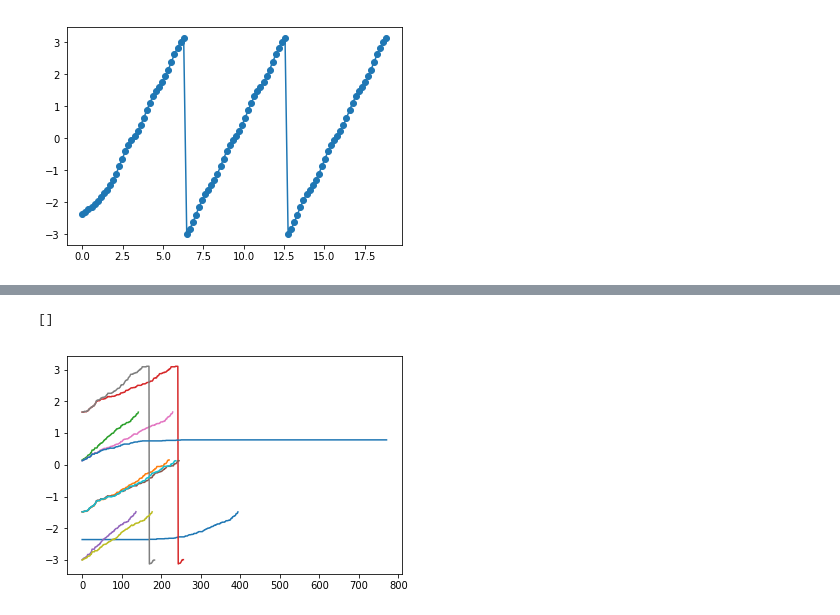
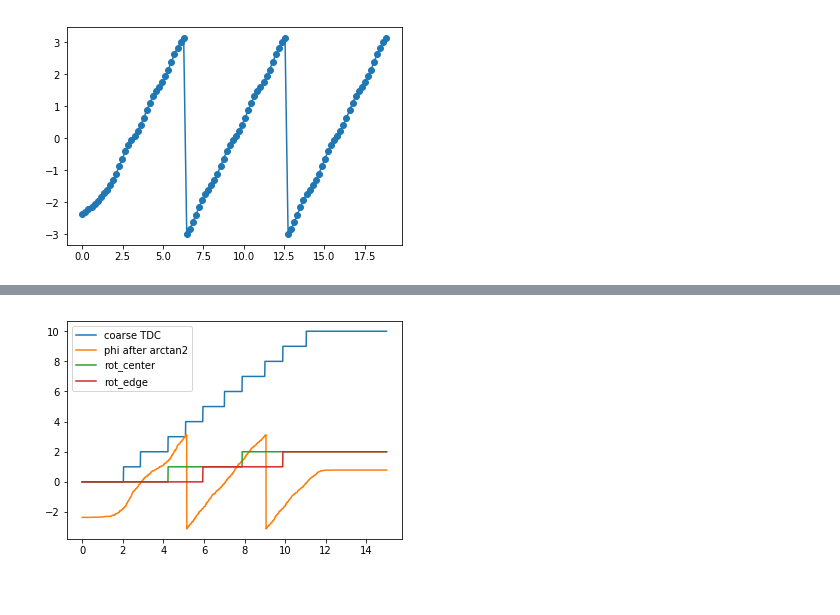
Before and after one commit to acidbourbon/lab_bench, a Jupyter notebook: workdir/jupyter/software_examples/sigproc_kit/gatemate_quadrature.ipynb, the cells around one changed output, grey strips where cells are left out. Cells and saved outputs as stored; diff of their text form; code cells hidden in the pictures.

```diff
--- a/workdir/jupyter/software_examples/sigproc_kit/gatemate_quadrature.ipynb
+++ b/workdir/jupyter/software_examples/sigproc_kit/gatemate_quadrature.ipynb
@@ -134,10 +142,72 @@ plt.plot(x,phi)
 # %%
+
+rot_center_lookup = np.array([])
+rot_center_cnt = 0
+
+rot_edge_lookup = np.array([])
+rot_edge_cnt = 0
+
+last_entries_center = 0
+last_entries_edge = 0
+
 for i in range(11):
     mask = (coarse == i)
     phiset=phi[mask]
-    plt.plot(phiset)
+    #plt.hist(phiset,bins=np.arange(-3.2,3.2,.1))
+    #plt.show()
 
-plt.plot()
+    center_mask = np.abs(phiset) < (np.pi/4.)
+    center_set = phiset[center_mask]
+    entries_center = len(center_set)
+
+    edge_mask = np.abs(phiset) > (np.pi*3./4.)
+    edge_set = phiset[edge_mask]
+    entries_edge = len(edge_set)
+
+    # population of center region cleared
+    if (last_entries_center > 0) and (entries_center == 0):
+        rot_center_cnt +=1
+
+    # population of edge region cleared
+    if (last_entries_edge > 0) and (entries_edge == 0):
+        rot_edge_cnt +=1
+
+    rot_center_lookup = np.append(rot_center_lookup,[rot_center_cnt])
+    rot_edge_lookup = np.append(rot_edge_lookup,[rot_edge_cnt])
+
+
+    last_entries_center = entries_center
+    last_entries_edge   = entries_edge
+
+
+#plt.plot(entries_center,label="entries center")
+#plt.plot(entries_edge,label="entries edge")
+#
+#plt.legend()
+#plt.show()
+#
+#center_populated = entries_center >0
+#edge_populated = entries_edge >0
+#
+#
+#plt.plot(center_populated,label="center populated")
+#plt.plot(edge_populated,label="edge populated")
+#plt.plot(rotations_lookup,label="rotations_lookup")
+#
+#plt.legend()
+#plt.show()
-# %% [output]
-[]
-[figure, removed]
+# %%
+# rotations is increased when we go from center populated to center unpopulated
+
+
+rot_center = np.array([ rot_center_lookup[int(x)] for x in coarse ])
+rot_edge = np.array([ rot_edge_lookup[int(x)] for x in coarse ])
+
+plt.plot(x,coarse,label="coarse TDC")
+plt.plot(x,phi,label="phi after arctan2")
+plt.plot(x,rot_center,label="rot_center")
+plt.plot(x,rot_edge,label="rot_edge")
+plt.legend()
+plt.show()
+# %% [output]
+[figure, added]
```
Also changed, not shown: parts of 7 cells of this notebook.
